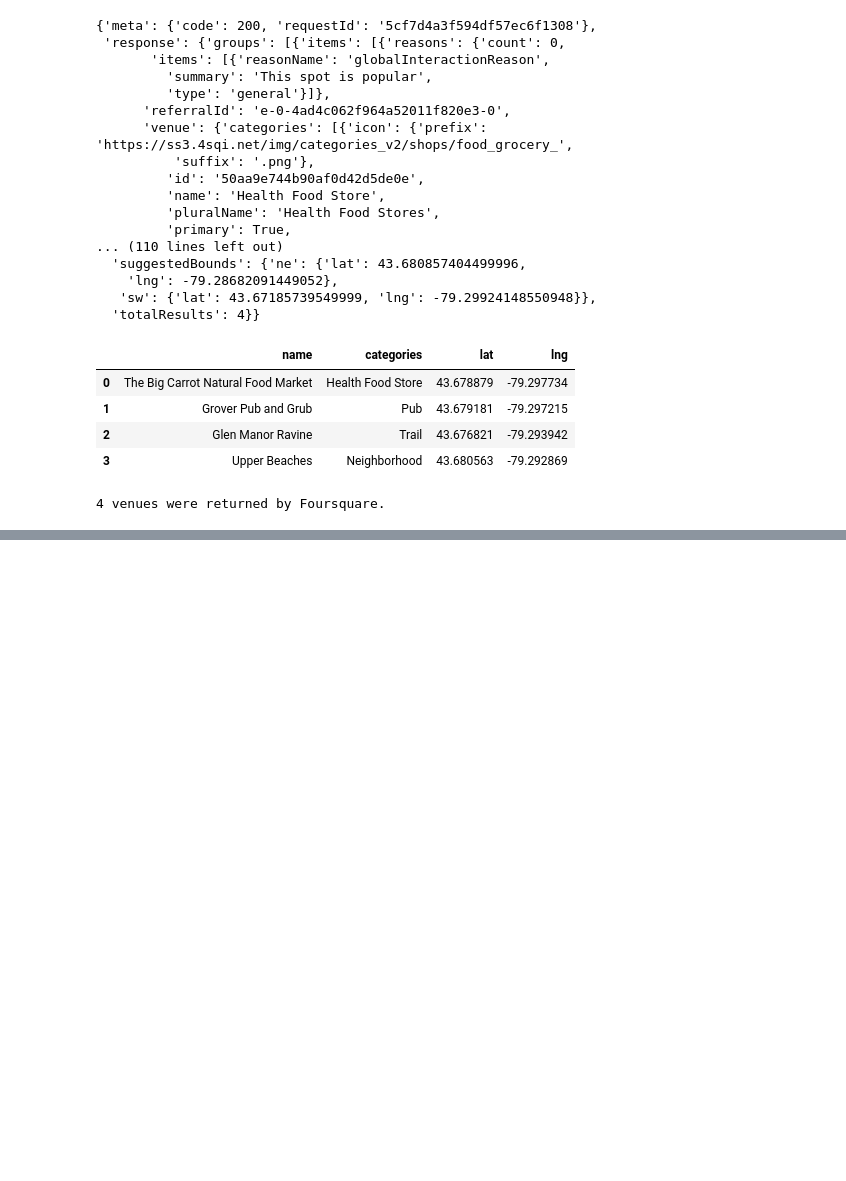
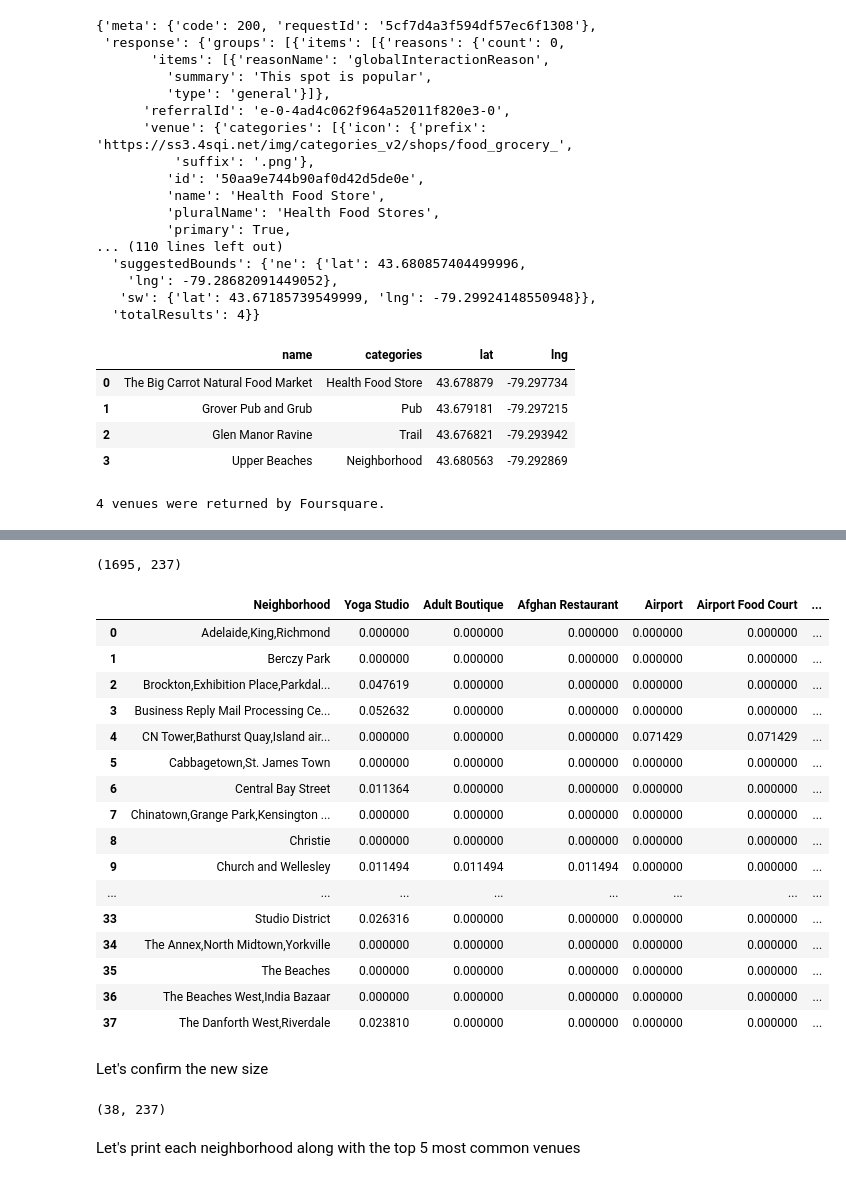
Before and after one commit to vivianthy/Applied-Data-Science-Capstone, a Jupyter notebook: Coursera-Capstone.ipynb, the cells around one changed output, grey strips where cells are left out. Cells and saved outputs as stored; diff of their text form; code cells hidden in the pictures; blank space fills up the shorter version.

```diff
--- a/Coursera-Capstone.ipynb
+++ b/Coursera-Capstone.ipynb
@@ -314,0 +354,5 @@ print('{} venues were returned by Foursquare.'.format(nearby_venues.shape[0]))
+# %%
+toronto_venues = getNearbyVenues(names=toronto_data['Neighborhood'],
+                                   latitudes=toronto_data['Latitude'],
+                                   longitudes=toronto_data['Longitude']
+                                  )
@@ -314,0 +413,9 @@ print('{} venues were returned by Foursquare.'.format(nearby_venues.shape[0]))
+# %%
+# one hot encoding
+toronto_onehot = pd.get_dummies(toronto_venues[['Venue Category']], prefix="", prefix_sep="")
+# add neighborhood column back to dataframe
+toronto_onehot['Neighborhood'] = toronto_venues['Neighborhood']
+# move neighborhood column to the first column
+fixed_columns = [toronto_onehot.columns[-1]] + list(toronto_onehot.columns[:-1])
+toronto_onehot = toronto_onehot[fixed_columns]
+toronto_onehot.head()
@@ -314,0 +429,33 @@ print('{} venues were returned by Foursquare.'.format(nearby_venues.shape[0]))
+# %%
+toronto_onehot.shape
+# %% [output]
+(1695, 237)
+# %%
+toronto_grouped = toronto_onehot.groupby('Neighborhood').mean().reset_index()
+toronto_grouped
+# %% [output]
+|  | Neighborhood | Yoga Studio | Adult Boutique | Afghan Restaurant | Airport | Airport Food Court | ... |
+| 0 | Adelaide,King,Richmond | 0.000000 | 0.000000 | 0.000000 | 0.000000 | 0.000000 | ... |
+| 1 | Berczy Park | 0.000000 | 0.000000 | 0.000000 | 0.000000 | 0.000000 | ... |
+| 2 | Brockton,Exhibition Place,Parkdal... | 0.047619 | 0.000000 | 0.000000 | 0.000000 | 0.000000 | ... |
+| 3 | Business Reply Mail Processing Ce... | 0.052632 | 0.000000 | 0.000000 | 0.000000 | 0.000000 | ... |
+| 4 | CN Tower,Bathurst Quay,Island air... | 0.000000 | 0.000000 | 0.000000 | 0.071429 | 0.071429 | ... |
+| 5 | Cabbagetown,St. James Town | 0.000000 | 0.000000 | 0.000000 | 0.000000 | 0.000000 | ... |
+| 6 | Central Bay Street | 0.011364 | 0.000000 | 0.000000 | 0.000000 | 0.000000 | ... |
+| 7 | Chinatown,Grange Park,Kensington ... | 0.000000 | 0.000000 | 0.000000 | 0.000000 | 0.000000 | ... |
+| 8 | Christie | 0.000000 | 0.000000 | 0.000000 | 0.000000 | 0.000000 | ... |
+| 9 | Church and Wellesley | 0.011494 | 0.011494 | 0.011494 | 0.000000 | 0.000000 | ... |
+| ... | ... | ... | ... | ... | ... | ... | ... |
+| 33 | Studio District | 0.026316 | 0.000000 | 0.000000 | 0.000000 | 0.000000 | ... |
+| 34 | The Annex,North Midtown,Yorkville | 0.000000 | 0.000000 | 0.000000 | 0.000000 | 0.000000 | ... |
+| 35 | The Beaches | 0.000000 | 0.000000 | 0.000000 | 0.000000 | 0.000000 | ... |
+| 36 | The Beaches West,India Bazaar | 0.000000 | 0.000000 | 0.000000 | 0.000000 | 0.000000 | ... |
+| 37 | The Danforth West,Riverdale | 0.023810 | 0.000000 | 0.000000 | 0.000000 | 0.000000 | ... |
+# %% [markdown]
+Let's confirm the new size
+# %%
+toronto_grouped.shape
+# %% [output]
+(38, 237)
+# %% [markdown]
+Let's print each neighborhood along with the top 5 most common venues
```
Also changed, not shown: parts of 15 cells of this notebook.
